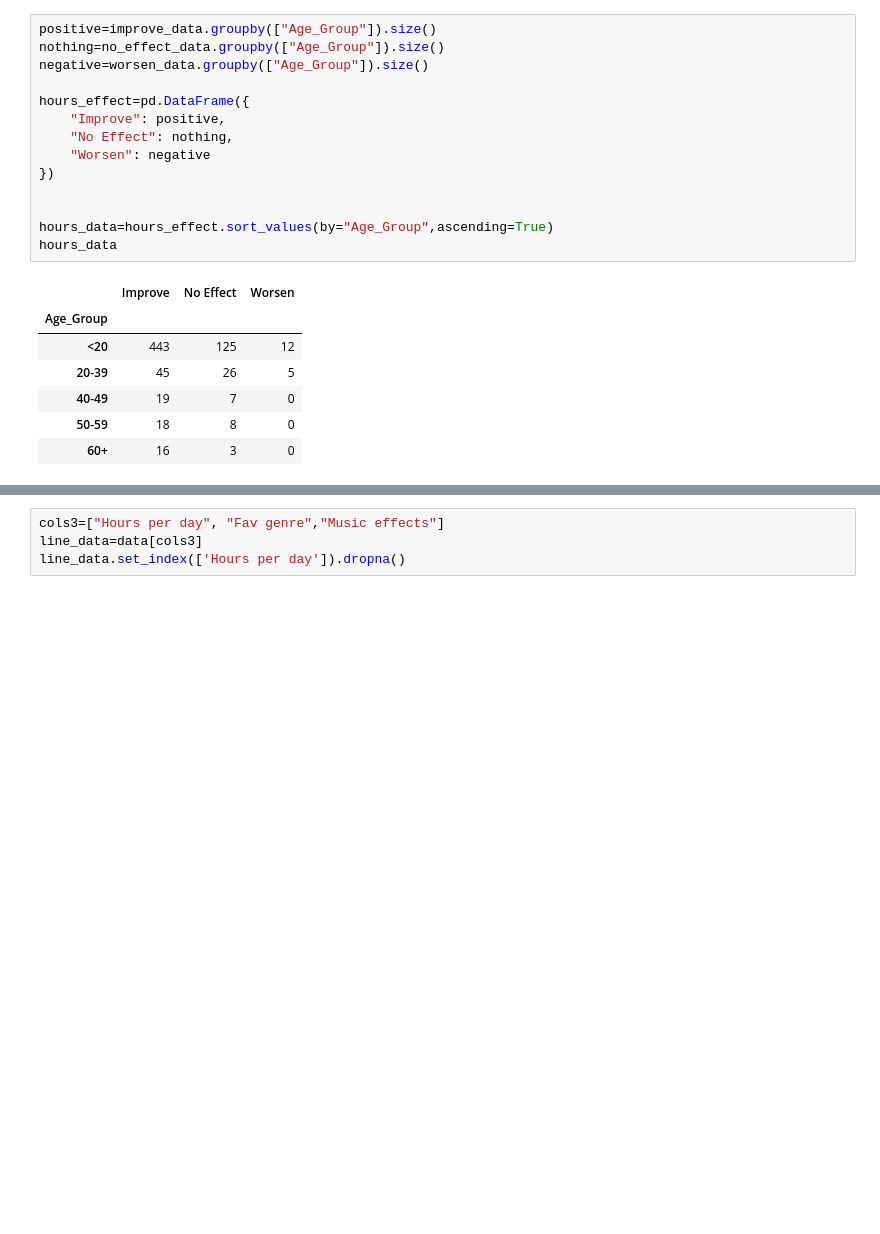
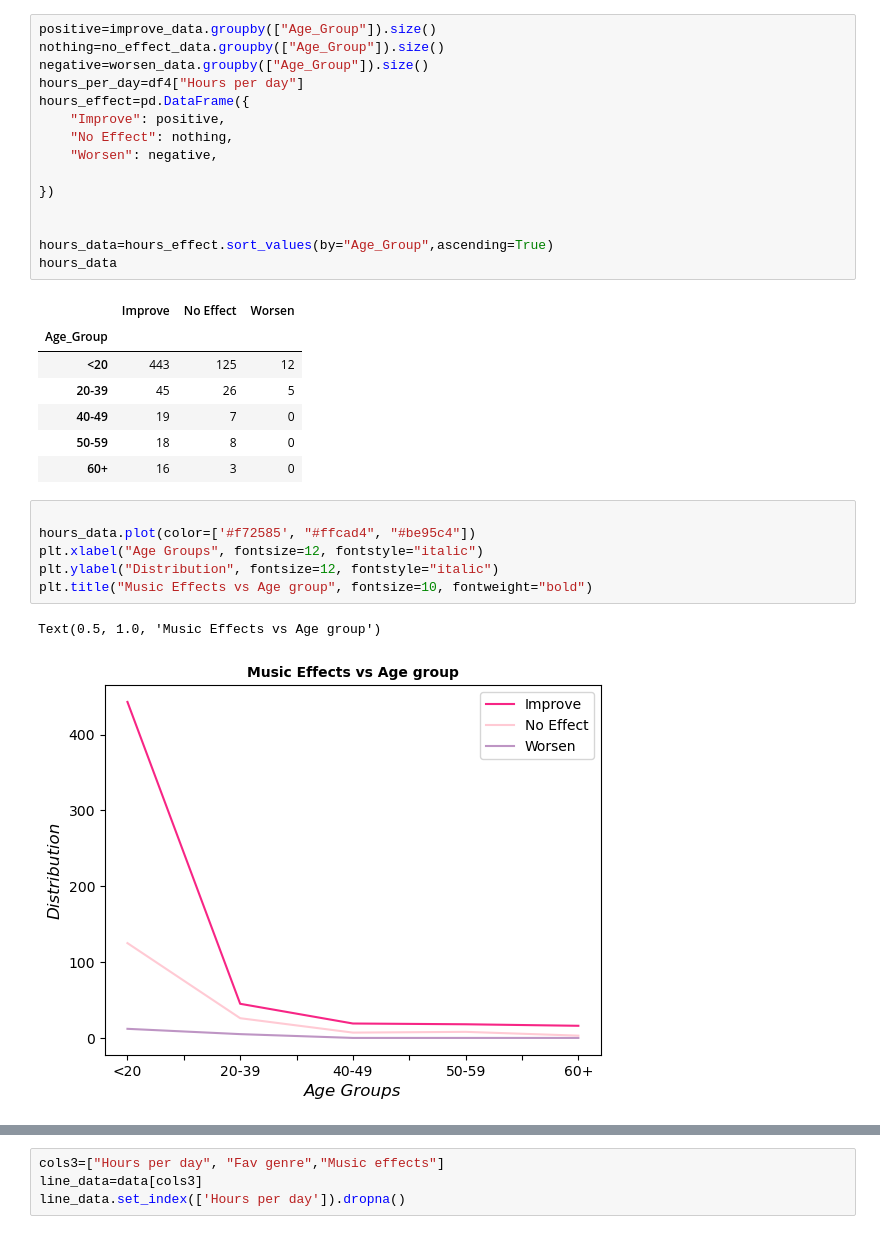
Before and after one commit to TheWizler/project1_group_10, a Jupyter notebook: gabriela's_work/Q1.ipynb, the cells around one changed output, grey strips where cells are left out. Saved outputs shown, nothing was run; the diff lists cells and outputs as text; blank space fills up the shorter version.

```diff
--- a/gabriela's_work/Q1.ipynb
+++ b/gabriela's_work/Q1.ipynb
@@ -442,11 +467,12 @@ plt.show()
 positive=improve_data.groupby(["Age_Group"]).size()
 nothing=no_effect_data.groupby(["Age_Group"]).size()
 negative=worsen_data.groupby(["Age_Group"]).size()
-
+hours_per_day=df4["Hours per day"]
 hours_effect=pd.DataFrame({
     "Improve": positive,
     "No Effect": nothing,
-    "Worsen": negative
+    "Worsen": negative,
+
 })
 
 
@@ -460,3 +486,12 @@ hours_data
 | 40-49 | 19 | 7 | 0 |
 | 50-59 | 18 | 8 | 0 |
 | 60+ | 16 | 3 | 0 |
+# %%
+
+hours_data.plot(color=['#f72585', "#ffcad4", "#be95c4"])
+plt.xlabel("Age Groups", fontsize=12, fontstyle="italic")
+plt.ylabel("Distribution", fontsize=12, fontstyle="italic")
+plt.title("Music Effects vs Age group", fontsize=10, fontweight="bold")
+# %% [output]
+Text(0.5, 1.0, 'Music Effects vs Age group')
+[figure, added]
```
Also changed, not shown: parts of 14 cells of this notebook, 3 other files.
